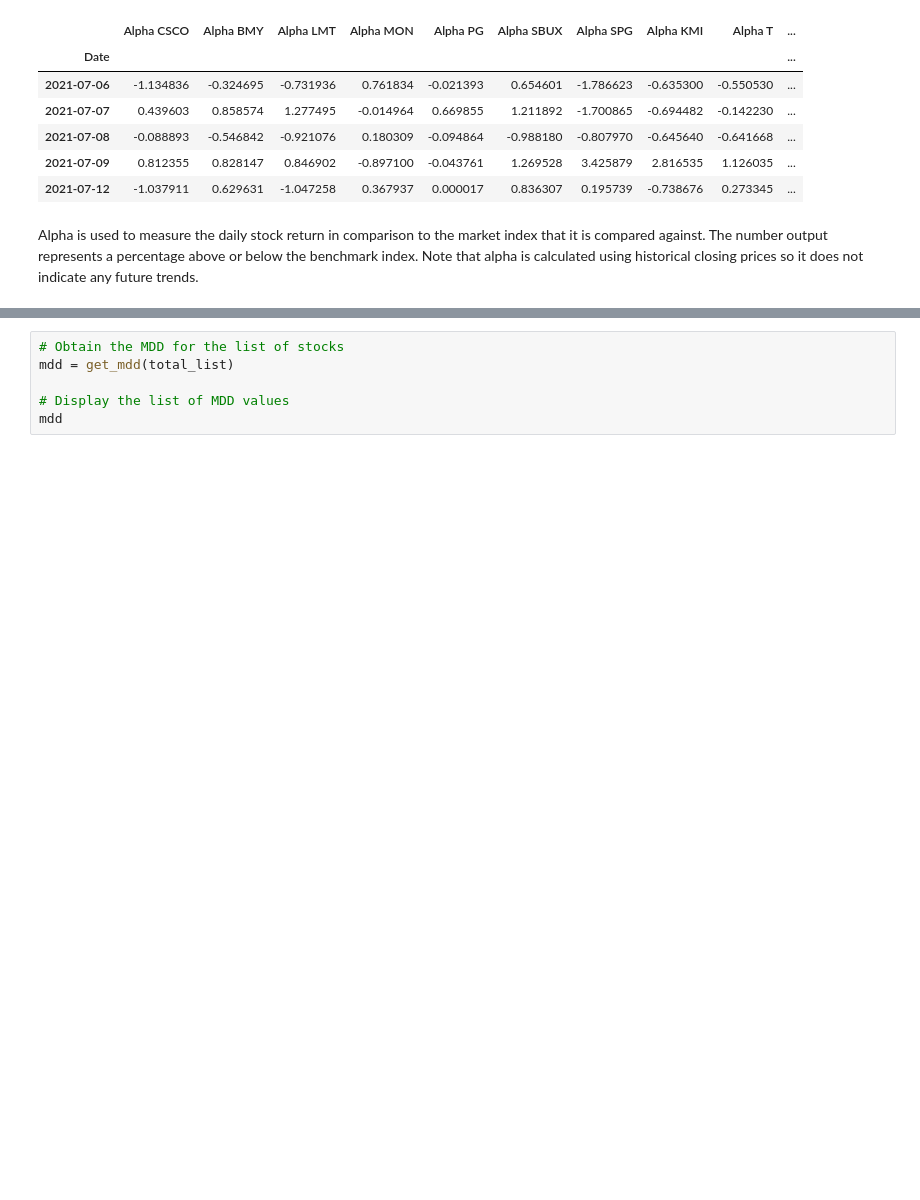
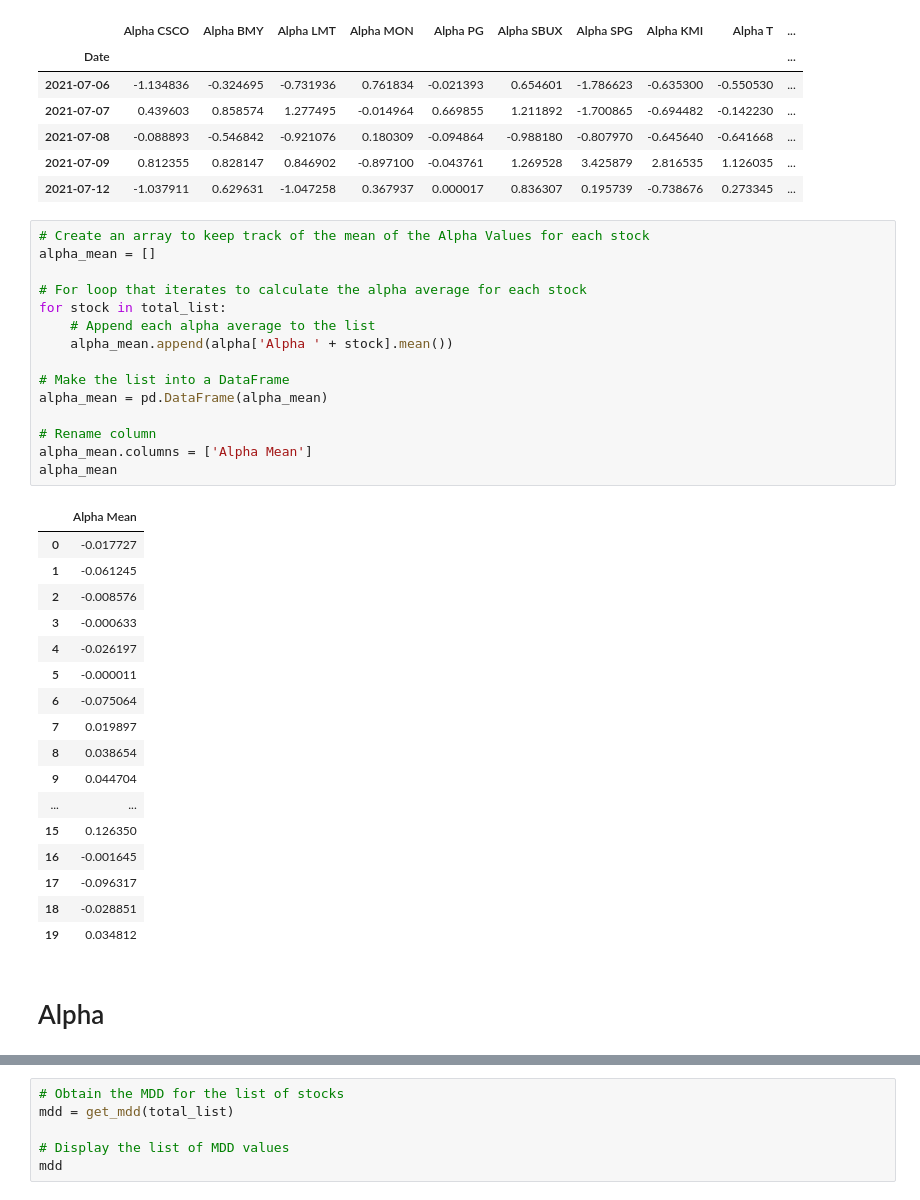
Before and after one commit to airickLeo/Personal-Algo-Bot, a Jupyter notebook: Team_15_Assignment.ipynb, the cells around one changed output, grey strips where cells are left out. Cells and saved outputs as stored; diff of their text form; blank space fills up the shorter version.

Commit message:
Added Alpha

```diff
--- a/Team_15_Assignment.ipynb
+++ b/Team_15_Assignment.ipynb
@@ -477,5 +477,38 @@ alpha.head()
 | 2021-07-08 | -0.088893 | -0.546842 | -0.921076 | 0.180309 | -0.094864 | -0.988180 | -0.807970 | -0.645640 | -0.641668 | ... |
 | 2021-07-09 | 0.812355 | 0.828147 | 0.846902 | -0.897100 | -0.043761 | 1.269528 | 3.425879 | 2.816535 | 1.126035 | ... |
 | 2021-07-12 | -1.037911 | 0.629631 | -1.047258 | 0.367937 | 0.000017 | 0.836307 | 0.195739 | -0.738676 | 0.273345 | ... |
-# %% [markdown]
-Alpha is used to measure the daily stock return in comparison to the market index that it is compared against. The number output represents a percentage above or below the benchmark index. Note that alpha is calculated using historical closing prices so it does not indicate any future trends.
+# %%
+# Create an array to keep track of the mean of the Alpha Values for each stock
+alpha_mean = []
+
+# For loop that iterates to calculate the alpha average for each stock
+for stock in total_list:
+    # Append each alpha average to the list
+    alpha_mean.append(alpha['Alpha ' + stock].mean())
+
+# Make the list into a DataFrame
+alpha_mean = pd.DataFrame(alpha_mean)
+
+# Rename column
+alpha_mean.columns = ['Alpha Mean']
+alpha_mean
+# %% [output]
+|  | Alpha Mean |
+| 0 | -0.017727 |
+| 1 | -0.061245 |
+| 2 | -0.008576 |
+| 3 | -0.000633 |
+| 4 | -0.026197 |
+| 5 | -0.000011 |
+| 6 | -0.075064 |
+| 7 | 0.019897 |
+| 8 | 0.038654 |
+| 9 | 0.044704 |
+| ... | ... |
+| 15 | 0.126350 |
+| 16 | -0.001645 |
+| 17 | -0.096317 |
+| 18 | -0.028851 |
+| 19 | 0.034812 |
+# %% [markdown]
+# Alpha
```
Also changed, not shown: parts of 1 cell of this notebook, 1 other file.
